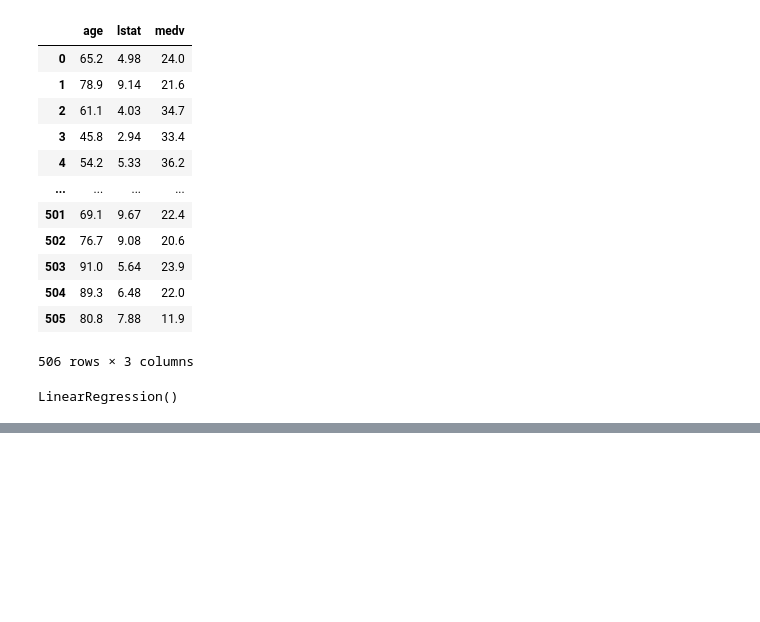
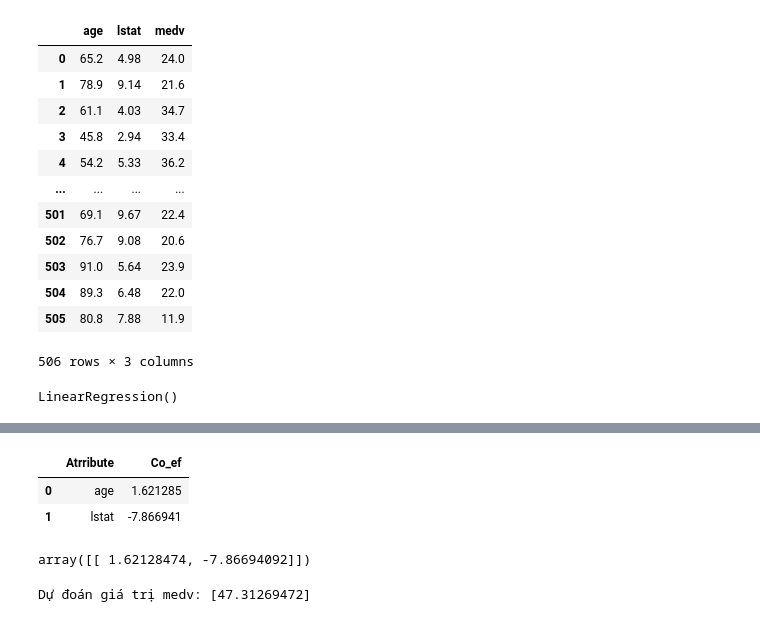
Before and after one commit to bloghaynhat/nmptdlai, a Jupyter notebook: Th09/Test.ipynb, the cells around one changed output, grey strips where cells are left out. Saved outputs shown, nothing was run; the diff lists cells and outputs as text; code cells hidden in the pictures; blank space fills up the shorter version.

```diff
--- a/Th09/Test.ipynb
+++ b/Th09/Test.ipynb
@@ -70,0 +177,23 @@ Hệ số chặn: [22.12483516]
+# %%
+v = pd.DataFrame(model.coef_, index=['Co_ef']).transpose()
+w = pd.DataFrame(X.columns, columns=['Atrribute'])
+
+coef_df = pd.concat([w,v], axis=1, join='inner')
+coef_df
+# %% [output]
+|  | Atrribute | Co_ef |
+| 0 | age | 1.621285 |
+| 1 | lstat | -7.866941 |
+# %%
+model.coef_
+# %% [output]
+array([[ 1.62128474, -7.86694092]])
+# %%
+age_value = 37.5
+lstat_value = 4.65
+X_new = np.array([[age_value, lstat_value]])
+predicted_medv = model.predict(X_new)
+
+print("Dự đoán giá trị medv:", predicted_medv[0])
+# %% [output]
+Dự đoán giá trị medv: [47.31269472]
```
Also changed, not shown: parts of 12 cells of this notebook, 1 other file.
